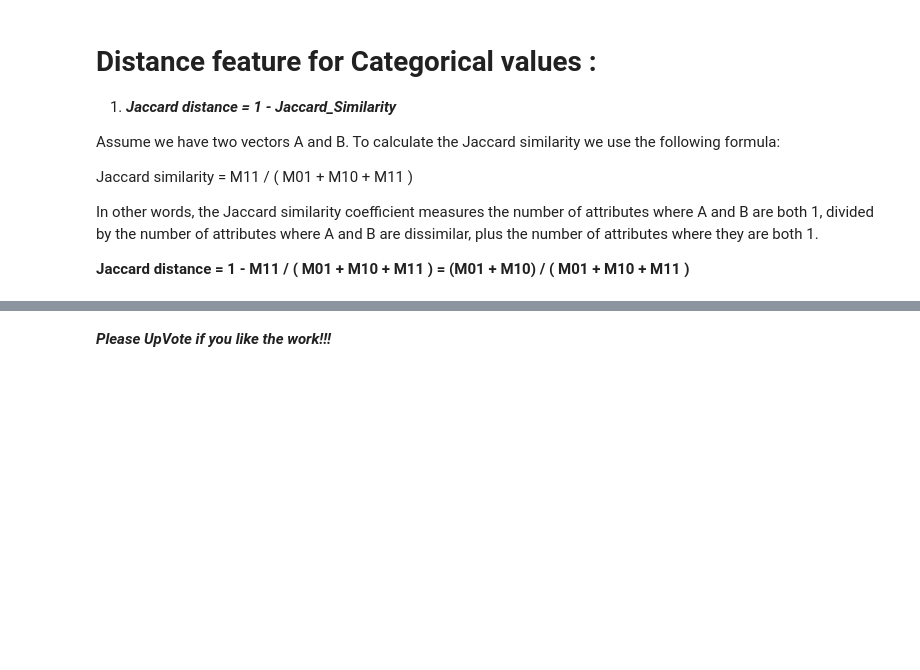
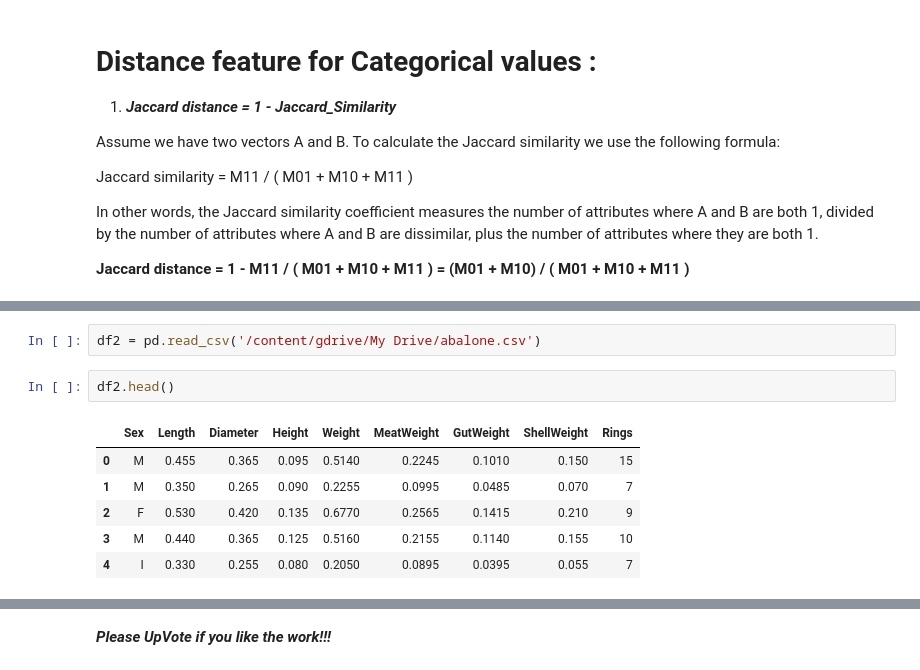
Before and after one commit to pratikasarkar/Unsupervised-Learning, a Jupyter notebook: Unsupervised_Learning_Guide.ipynb, the cells around one changed output, grey strips where cells are left out. Saved outputs shown, nothing was run; the diff lists cells and outputs as text; blank space fills up the shorter version.

```diff
--- a/Unsupervised_Learning_Guide.ipynb
+++ b/Unsupervised_Learning_Guide.ipynb
@@ -59,0 +435,11 @@ Inertia is calculated by taking the sum of squares of distance of each data poin
+# %%
+df2 = pd.read_csv('/content/gdrive/My Drive/abalone.csv')
+# %%
+df2.head()
+# %% [output]
+|  | Sex | Length | Diameter | Height | Weight | MeatWeight | GutWeight | ShellWeight | Rings |
+| 0 | M | 0.455 | 0.365 | 0.095 | 0.5140 | 0.2245 | 0.1010 | 0.150 | 15 |
+| 1 | M | 0.350 | 0.265 | 0.090 | 0.2255 | 0.0995 | 0.0485 | 0.070 | 7 |
+| 2 | F | 0.530 | 0.420 | 0.135 | 0.6770 | 0.2565 | 0.1415 | 0.210 | 9 |
+| 3 | M | 0.440 | 0.365 | 0.125 | 0.5160 | 0.2155 | 0.1140 | 0.155 | 10 |
+| 4 | I | 0.330 | 0.255 | 0.080 | 0.2050 | 0.0895 | 0.0395 | 0.055 | 7 |
```
Also changed, not shown: parts of 24 cells of this notebook.
